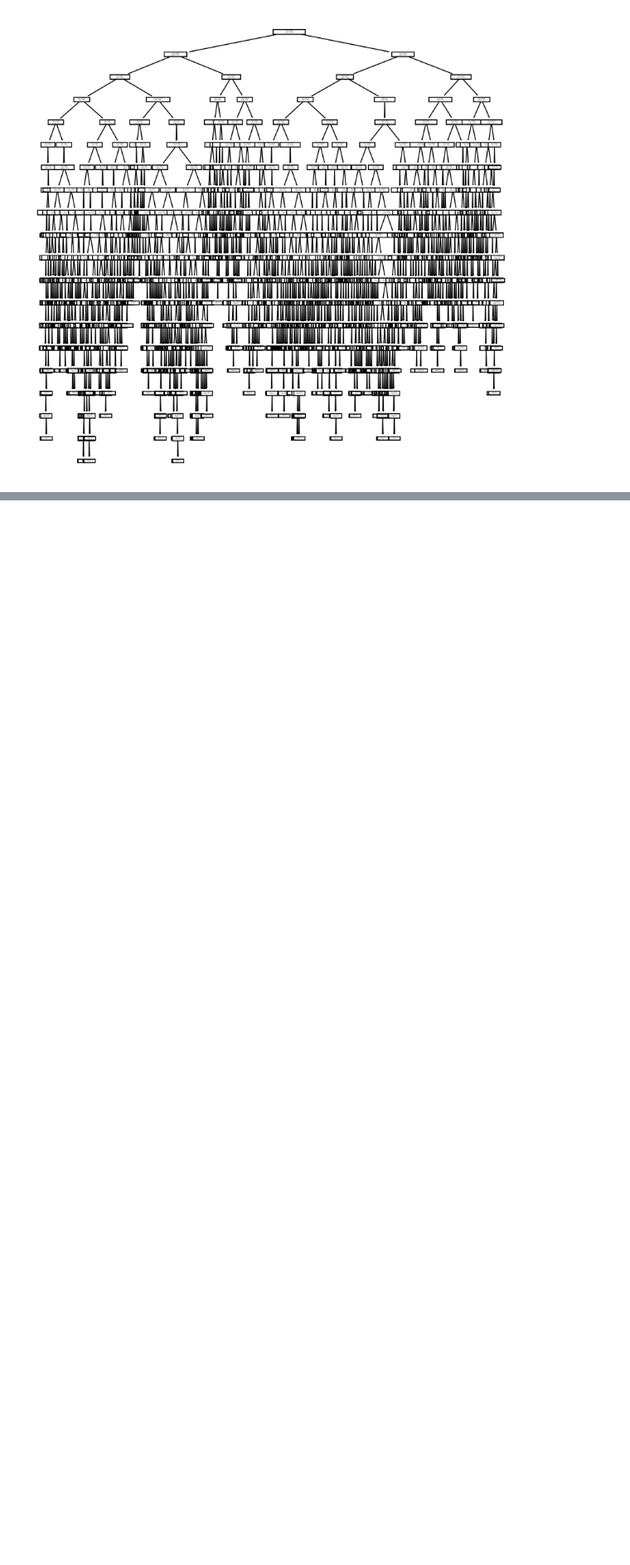
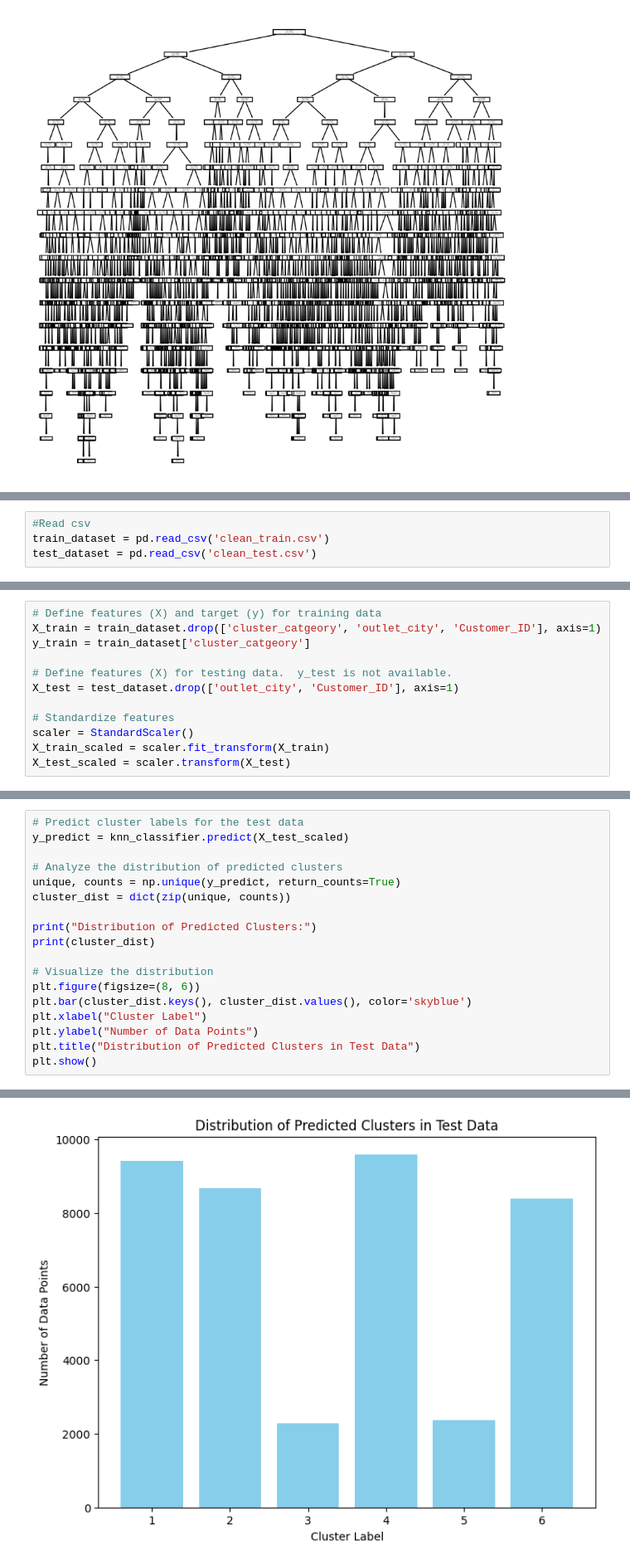
Before and after one commit to Insight-Syndicate/DSPL_GCW, a Jupyter notebook: Model_building.ipynb, the cells around one changed output, grey strips where cells are left out. Shown at 83% size. Drawn from its saved outputs; the diff is of its cells as text; blank space fills up the shorter version.

```diff
--- a/Model_building.ipynb
+++ b/Model_building.ipynb
@@ -186,0 +205,4 @@ plt.show()
+# %%
+#Read csv
+train_dataset = pd.read_csv('clean_train.csv')
+test_dataset = pd.read_csv('clean_test.csv')
@@ -186,0 +223,12 @@ plt.show()
+# %%
+# Define features (X) and target (y) for training data
+X_train = train_dataset.drop(['cluster_catgeory', 'outlet_city', 'Customer_ID'], axis=1)
+y_train = train_dataset['cluster_catgeory']
+
+# Define features (X) for testing data.  y_test is not available.
+X_test = test_dataset.drop(['outlet_city', 'Customer_ID'], axis=1)
+
+# Standardize features
+scaler = StandardScaler()
+X_train_scaled = scaler.fit_transform(X_train)
+X_test_scaled = scaler.transform(X_test)
@@ -186,0 +254,19 @@ plt.show()
+# %%
+# Predict cluster labels for the test data
+y_predict = knn_classifier.predict(X_test_scaled)
+
+# Analyze the distribution of predicted clusters
+unique, counts = np.unique(y_predict, return_counts=True)
+cluster_dist = dict(zip(unique, counts))
+
+print("Distribution of Predicted Clusters:")
+print(cluster_dist)
+
+# Visualize the distribution
+plt.figure(figsize=(8, 6))
+plt.bar(cluster_dist.keys(), cluster_dist.values(), color='skyblue')
+plt.xlabel("Cluster Label")
+plt.ylabel("Number of Data Points")
+plt.title("Distribution of Predicted Clusters in Test Data")
+plt.show()
+# %% [output]
@@ -186,0 +275 @@ plt.show()
+[figure, added]
```
Also changed, not shown: parts of 8 cells of this notebook.
